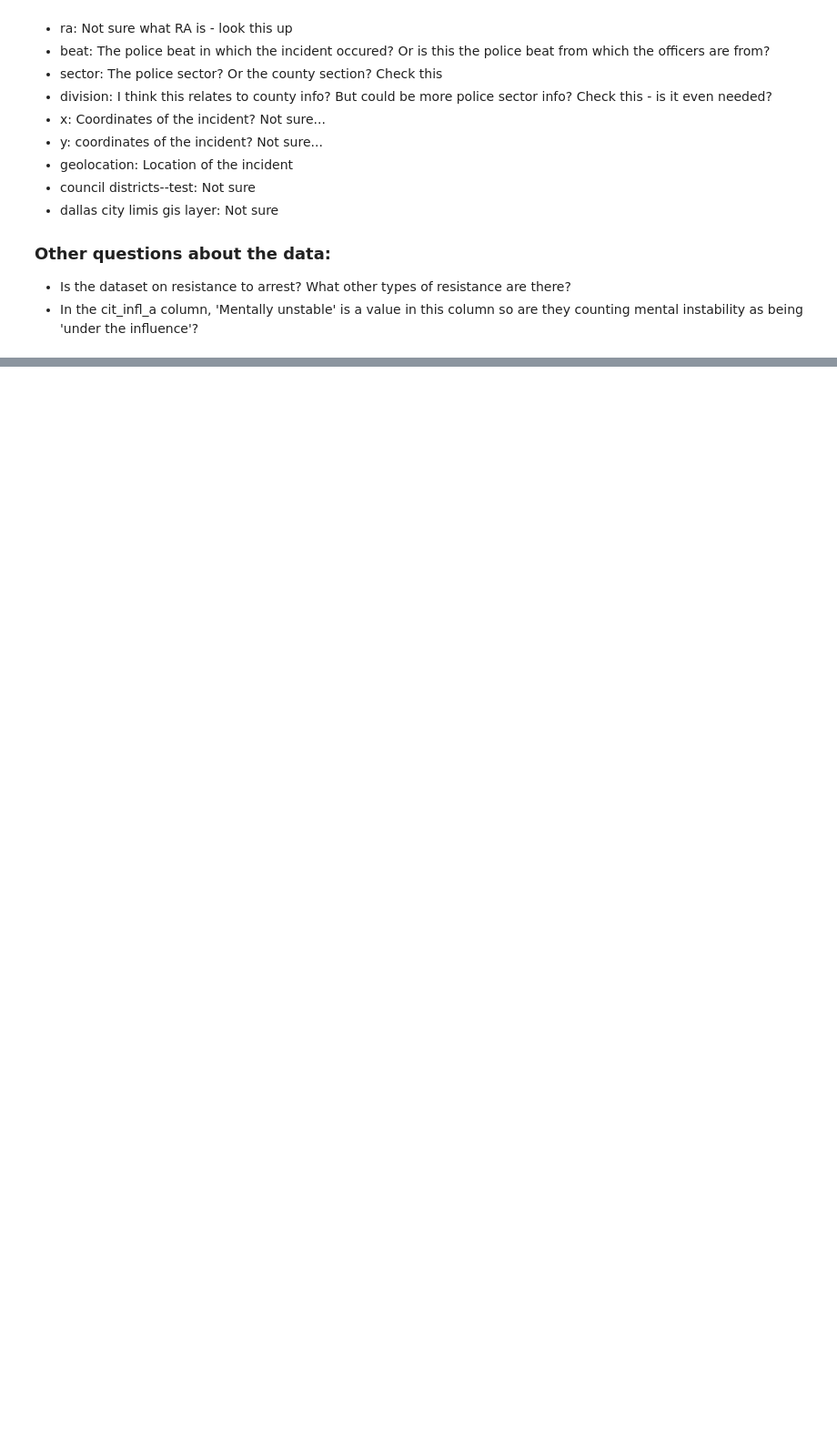
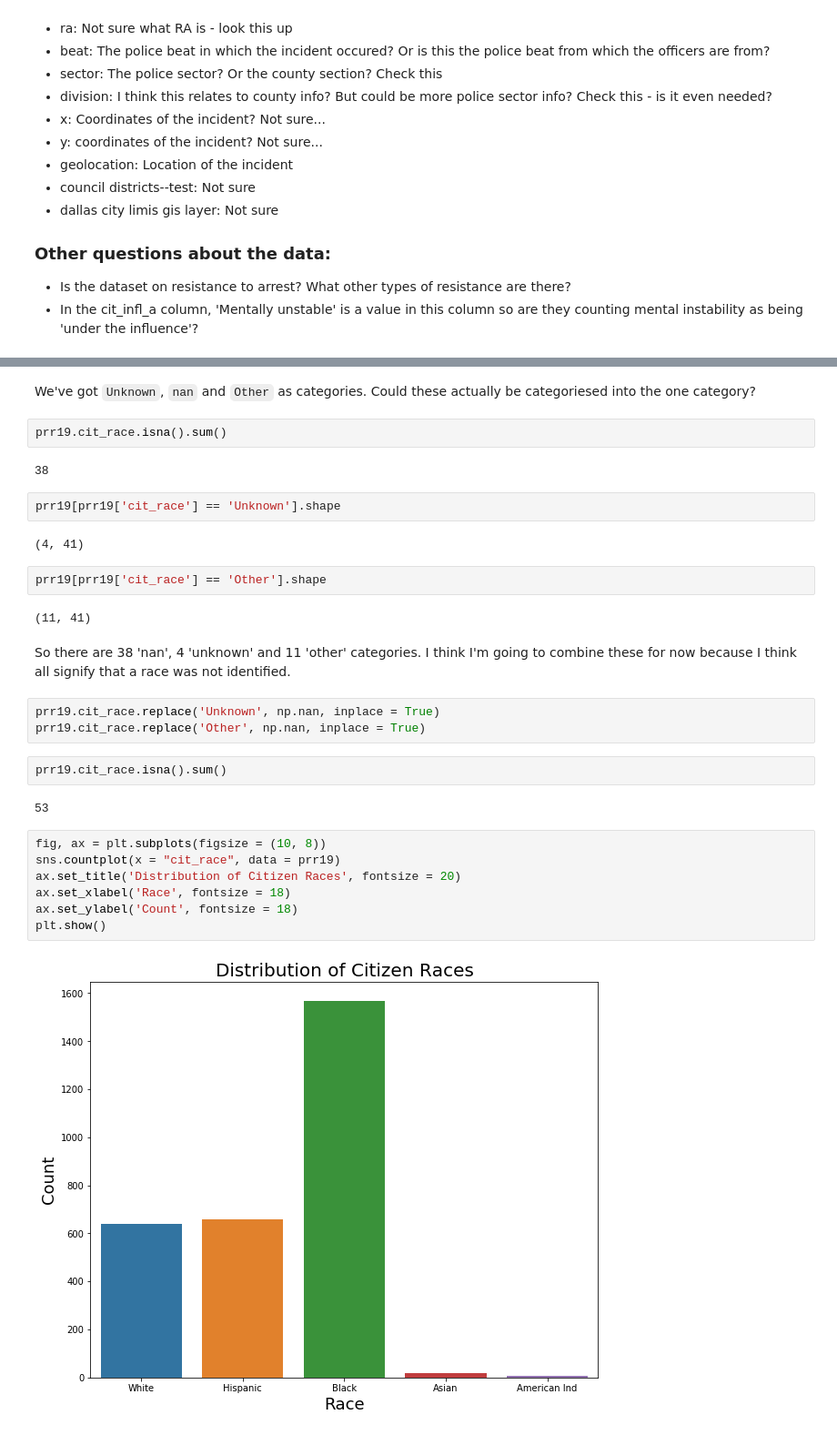
Before and after one commit to lecritch/respones_to_resistance_model_analysis, a Jupyter notebook: exploratory/eda/01_inital_eda.ipynb, the cells around one changed output, grey strips where cells are left out. Shown: that part at 91% size. Cells and saved outputs as stored; diff of their text form; blank space fills up the shorter version.

```diff
--- a/exploratory/eda/01_inital_eda.ipynb
+++ b/exploratory/eda/01_inital_eda.ipynb
@@ -94,0 +388,32 @@ There does not appear to be any documentation for this dataset and so we might n
+# %% [markdown]
+We've got `Unknown`, `nan` and `Other` as categories.  Could these actually be categoriesed into the one category?
+# %%
+prr19.cit_race.isna().sum()
+# %% [output]
+38
+# %%
+prr19[prr19['cit_race'] == 'Unknown'].shape
+# %% [output]
+(4, 41)
+# %%
+prr19[prr19['cit_race'] == 'Other'].shape
+# %% [output]
+(11, 41)
+# %% [markdown]
+So there are 38 'nan', 4 'unknown' and 11 'other' categories.  I think I'm going to combine these for now because I think all signify that a race was not identified.
+# %%
+prr19.cit_race.replace('Unknown', np.nan, inplace = True)
+prr19.cit_race.replace('Other', np.nan, inplace = True)
+# %%
+prr19.cit_race.isna().sum()
+# %% [output]
+53
+# %%
+fig, ax = plt.subplots(figsize = (10, 8))
+sns.countplot(x = "cit_race", data = prr19)
+ax.set_title('Distribution of Citizen Races', fontsize = 20)
+ax.set_xlabel('Race', fontsize = 18)
+ax.set_ylabel('Count', fontsize = 18)
+plt.show()
+# %% [output]
+[figure, added]
```
Also changed, not shown: parts of 87 cells of this notebook.
